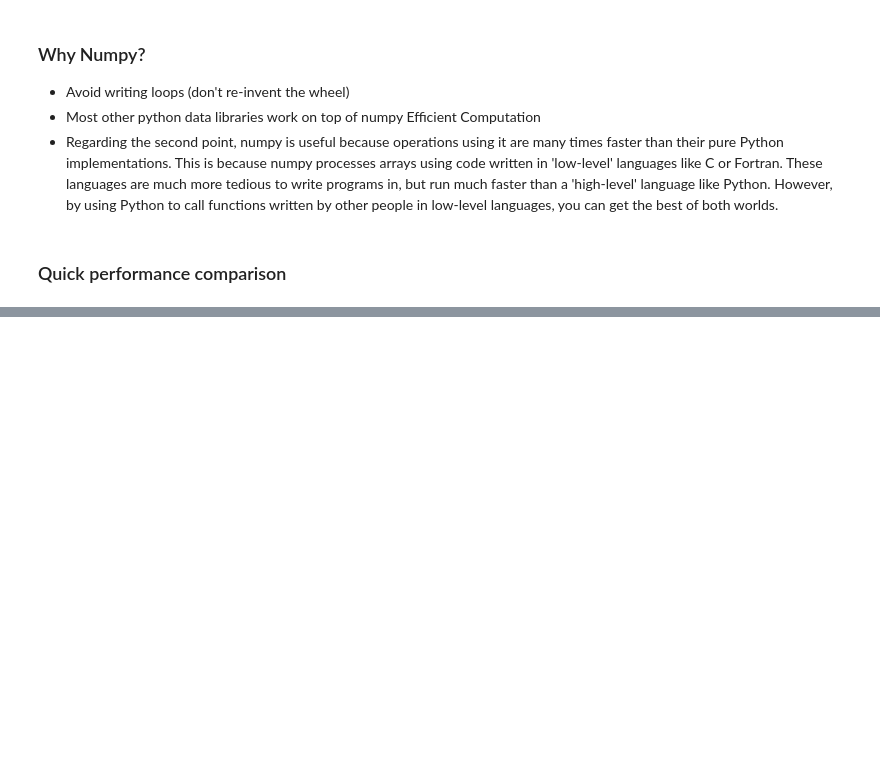
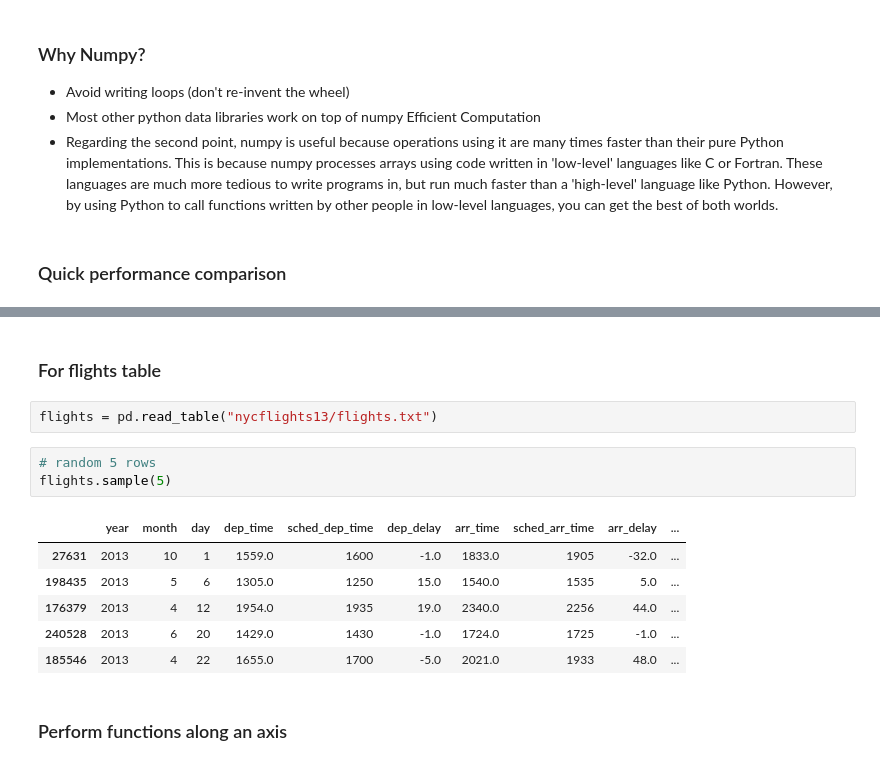
Before and after one commit to yueying-teng/RF, a Jupyter notebook: Data slicing .ipynb, the cells around one changed output, grey strips where cells are left out. Cells and saved outputs as stored; diff of their text form; blank space fills up the shorter version.

```diff
--- a/Data slicing .ipynb
+++ b/Data slicing .ipynb
@@ -578,0 +671,16 @@ TypeError: 'int' object is not iterable
+# %% [markdown]
+### For flights table
+# %%
+flights = pd.read_table("nycflights13/flights.txt")
+# %%
+# random 5 rows
+flights.sample(5)
+# %% [output]
+|  | year | month | day | dep_time | sched_dep_time | dep_delay | arr_time | sched_arr_time | arr_delay | ... |
+| 27631 | 2013 | 10 | 1 | 1559.0 | 1600 | -1.0 | 1833.0 | 1905 | -32.0 | ... |
+| 198435 | 2013 | 5 | 6 | 1305.0 | 1250 | 15.0 | 1540.0 | 1535 | 5.0 | ... |
+| 176379 | 2013 | 4 | 12 | 1954.0 | 1935 | 19.0 | 2340.0 | 2256 | 44.0 | ... |
+| 240528 | 2013 | 6 | 20 | 1429.0 | 1430 | -1.0 | 1724.0 | 1725 | -1.0 | ... |
+| 185546 | 2013 | 4 | 22 | 1655.0 | 1700 | -5.0 | 2021.0 | 1933 | 48.0 | ... |
+# %% [markdown]
+### Perform functions along an axis
```
Also changed, not shown: parts of 27 cells of this notebook.
